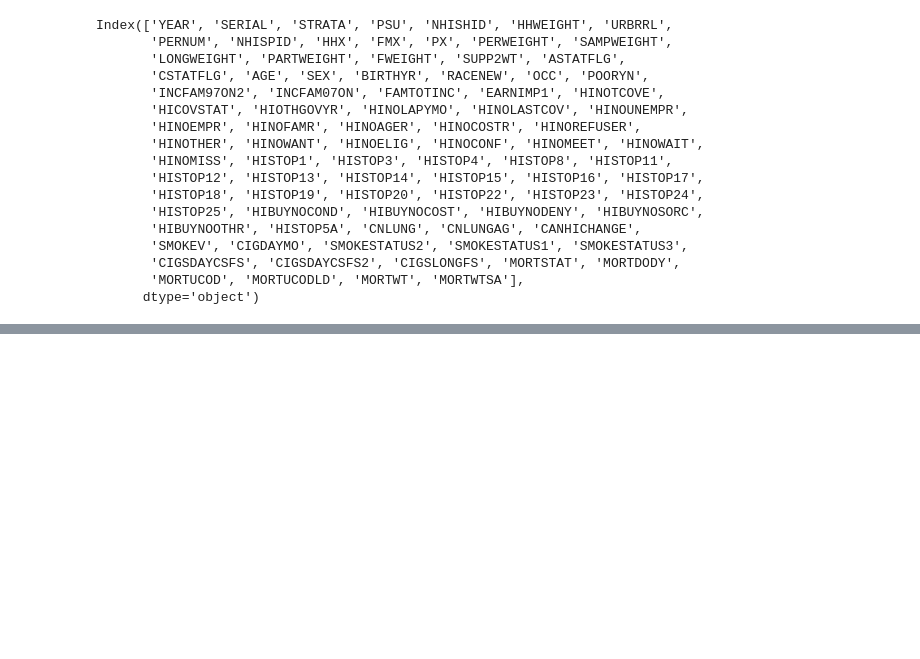
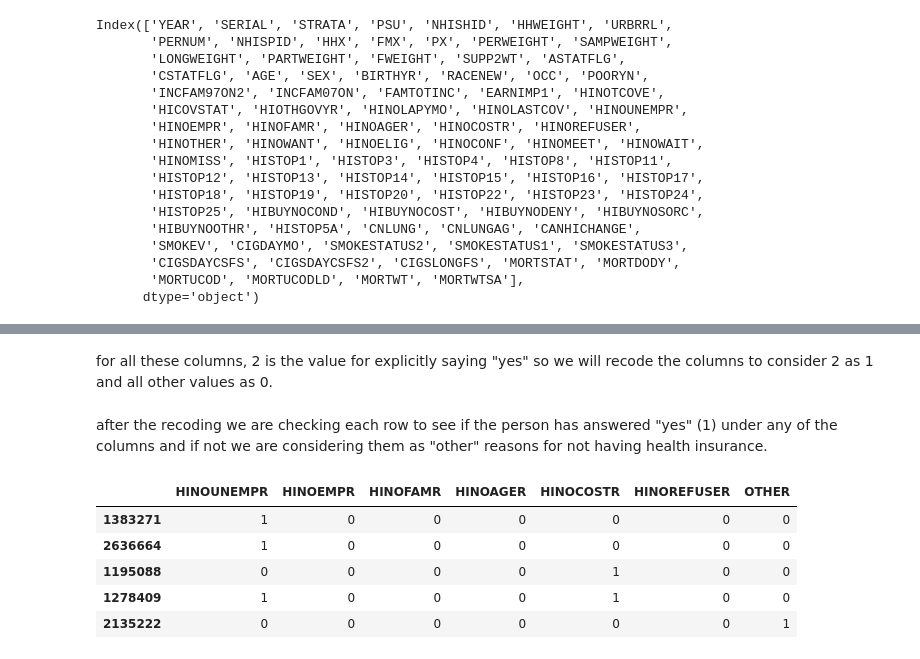
Before and after one commit to MIDS-at-Duke/uds-2024-flyingsloths, a Jupyter notebook: 02_Code/14_No_Insurance_Analysis.ipynb, the cells around one changed output, grey strips where cells are left out. Cells and saved outputs as stored; diff of their text form; code cells hidden in the pictures; blank space fills up the shorter version.

```diff
--- a/02_Code/14_No_Insurance_Analysis.ipynb
+++ b/02_Code/14_No_Insurance_Analysis.ipynb
@@ -152 +146,5 @@ level_2 = [
 ]
+# %%
+# subsetting only the columns selected above
+df_ana_2 = df_analysis[level_2]
+df_ana_2.sample(5)
@@ -152,0 +158,9 @@ level_2 = [
+# %% [markdown]
+for all these columns, 2 is the value for explicitly saying "yes" so we will recode the columns to consider 2 as 1 and all other values as 0.
+# %%
+# value of 2 is the actual value
+def corrector(x):
+    if x == 2:
+        return 1
+    else:
+        return 0
@@ -152,0 +171,2 @@ level_2 = [
+# %% [markdown]
+after the recoding we are checking each row to see if the person has answered "yes" (1) under any of the columns and if not we are considering them as "other" reasons for not having health insurance.
@@ -152,0 +179,11 @@ level_2 = [
+# %%
+# applying the function to the rows
+df_ana_2["OTHER"] = df_ana_2.apply(row_other, axis=1)
+df_ana_2.sample(5)
+# %% [output]
+|  | HINOUNEMPR | HINOEMPR | HINOFAMR | HINOAGER | HINOCOSTR | HINOREFUSER | OTHER |
+| 1383271 | 1 | 0 | 0 | 0 | 0 | 0 | 0 |
+| 2636664 | 1 | 0 | 0 | 0 | 0 | 0 | 0 |
+| 1195088 | 0 | 0 | 0 | 0 | 1 | 0 | 0 |
+| 1278409 | 1 | 0 | 0 | 0 | 1 | 0 | 0 |
+| 2135222 | 0 | 0 | 0 | 0 | 0 | 0 | 1 |
```
Also changed, not shown: parts of 17 cells of this notebook.
